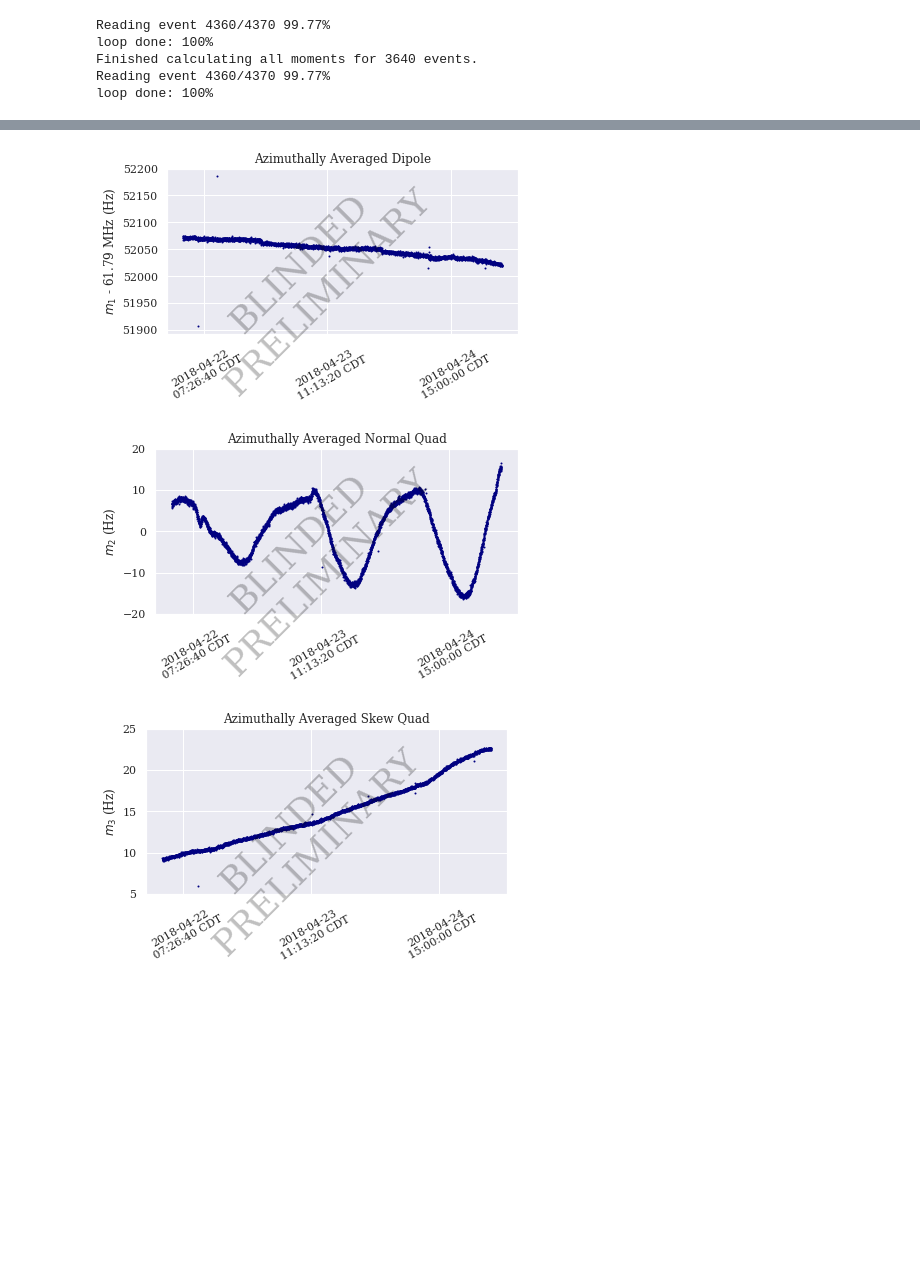
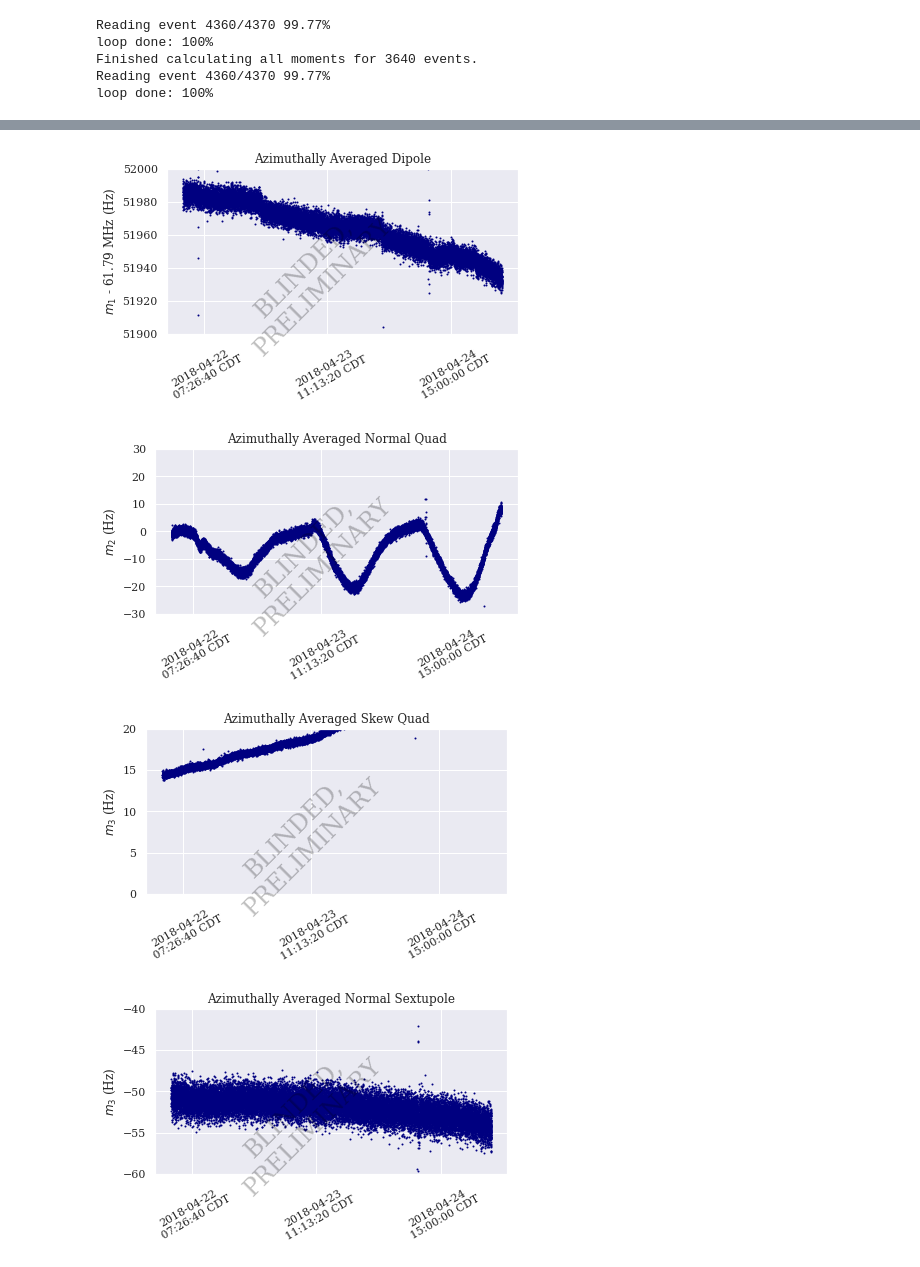
Before and after one commit to aetb/trfp, a Jupyter notebook: sync_test_new_jacobian.ipynb, the cells around one changed output, grey strips where cells are left out. Drawn from its saved outputs; the diff is of its cells as text; code cells hidden in the pictures; blank space fills up the shorter version.

```diff
--- a/sync_test_new_jacobian.ipynb
+++ b/sync_test_new_jacobian.ipynb
@@ -141,7 +141,12 @@ for st in np.arange(72):
     num_probes = len(trfp.STATION_PROBE_ID[st])
     if num_probes == 4:
         num_moments = 4
-        J = trfp.J_4_PROBE
+        if st == 41:
+            J = trfp.J_4_PROBE_ST41
+        elif st == 37 | st == 39:
+            J = trfp.J_4_PROBE_ST37_ST39
+        else:
+            J = trfp.J_4_PROBE
     else:
         num_moments = 5
         if st < 7:
@@ -327,9 +332,9 @@ Finished calculating all moments for 3640 events.
 Reading event 4360/4370 99.77%
 loop done: 100%
 # %%
-# bin in chunks of time (60 -> bins of 30 -> 1 minute bins)
-vtr_time_bin_df = vtr_df.groupby(vtr_df.index//60).mean()
-vtr_time_bin_df.index = 60 * vtr_time_bin_df.index
+# bin in chunks of time (10 -> bins of 5 -> 10 second bins)
+vtr_time_bin_df = vtr_df.groupby(vtr_df.index//10).mean()
+vtr_time_bin_df.index = 10 * vtr_time_bin_df.index
 
 # find azimuthally averaged field
 
@@ -395,8 +400,8 @@ def plt_set_labels(ax, x_label, y_label, title):
     ax.set_title(title)
 
 def fig_watermark(fig):
-    fig.text(0.5, 0.5, 'BLINDED\nPRELIMINARY',
-         fontsize=36, color='black', rotation=45,
+    fig.text(0.5, 0.5, 'BLINDED,\nPRELIMINARY',
+         fontsize=24, color='black', rotation=45,
          ha='center', va='center', alpha=0.25)
 # %%
 # fig:time_grid_sample
@@ -756,49 +815,63 @@ fig_watermark(fig)
 fig1,ax1 = plt.subplots(1,1)
 plt.rcParams["font.family"] = "serif"
 plt.plot(azi_avg_df.index.values, azi_avg_df['m1'], '.', color='navy', markersize=2)
-# ax1.set_ylim(51900,52000)
+ax1.set_ylim(51900,52000)
 plt_unix_time_to_CST(ax1)
 plt_set_labels(ax1, '', '$m_1$ - 61.79 MHz (Hz)', 'Azimuthally Averaged Dipole')
 
 fig1.set_size_inches(single_column_small)
 fig1.tight_layout()
 fig_watermark(fig1)
 
 
 # fig:final_nquad
 fig2,ax2 = plt.subplots(1,1)
 plt.rcParams["font.family"] = "serif"
 plt.plot(azi_avg_df.index.values, azi_avg_df['m2'], '.', color='navy', markersize=2)
-ax2.set_ylim(-20,20)
+ax2.set_ylim(-30,30)
 plt_unix_time_to_CST(ax2)
 plt_set_labels(ax2, '', '$m_2$ (Hz)', 'Azimuthally Averaged Normal Quad')
 
 fig2.set_size_inches(single_column_small)
 fig2.tight_layout()
 fig_watermark(fig2)
 
 
-
 # fig:final_squad
 fig3,ax3 = plt.subplots(1,1)
 plt.rcParams["font.family"] = "serif"
 plt.plot(azi_avg_df.index.values, azi_avg_df['m3'], '.', color='navy', markersize=2)
-ax3.set_ylim(5,25)
+ax3.set_ylim(0,20)
 plt_unix_time_to_CST(ax3)
 plt_set_labels(ax3, '', '$m_3$ (Hz)', 'Azimuthally Averaged Skew Quad')
 
 fig3.set_size_inches(single_column_small)
 fig3.tight_layout()
 fig_watermark(fig3)
 
 
-# fig1.savefig('final_dipole', dpi=600)
-# fig2.savefig('final_nquad', dpi=600)
-# fig3.savefig('final_squad', dpi=600)
+# fig:final_nsext
+fig4,ax4 = plt.subplots(1,1)
+plt.rcParams["font.family"] = "serif"
+plt.plot(azi_avg_df.index.values, azi_avg_df['m5'], '.', color='navy', markersize=2)
+ax4.set_ylim(-60,-40)
+plt_unix_time_to_CST(ax4)
+plt_set_labels(ax4, '', '$m_3$ (Hz)', 'Azimuthally Averaged Normal Sextupole')
+
+fig4.set_size_inches(single_column_small)
+fig4.tight_layout()
+fig_watermark(fig4)
+
+
+# fig1.savefig('final_dipole.png', dpi=300)
+# fig2.savefig('final_nquad.png', dpi=300)
+# fig3.savefig('final_squad.png', dpi=300)
+# fig4.savefig('final_nsext.png', dpi=300)
 # %% [output]
-[figure, old version]
+[figure, new version]
-[figure, old version]
+[figure, new version]
-[figure, old version]
+[figure, new version]
+[figure, added]
 # %%
 # corrected_df = pd.read_hdf('60hr_trolley_runs_1.h5', key='run_3956_corrected_df')
 # tr_baseline_1, fp_baseline_1, baseline_time_1, summed_azimuth_1, _ = trfp.trolley_run_station_average(corrected_df)
```
Also changed, not shown: parts of 9 cells of this notebook, 11 other files.
